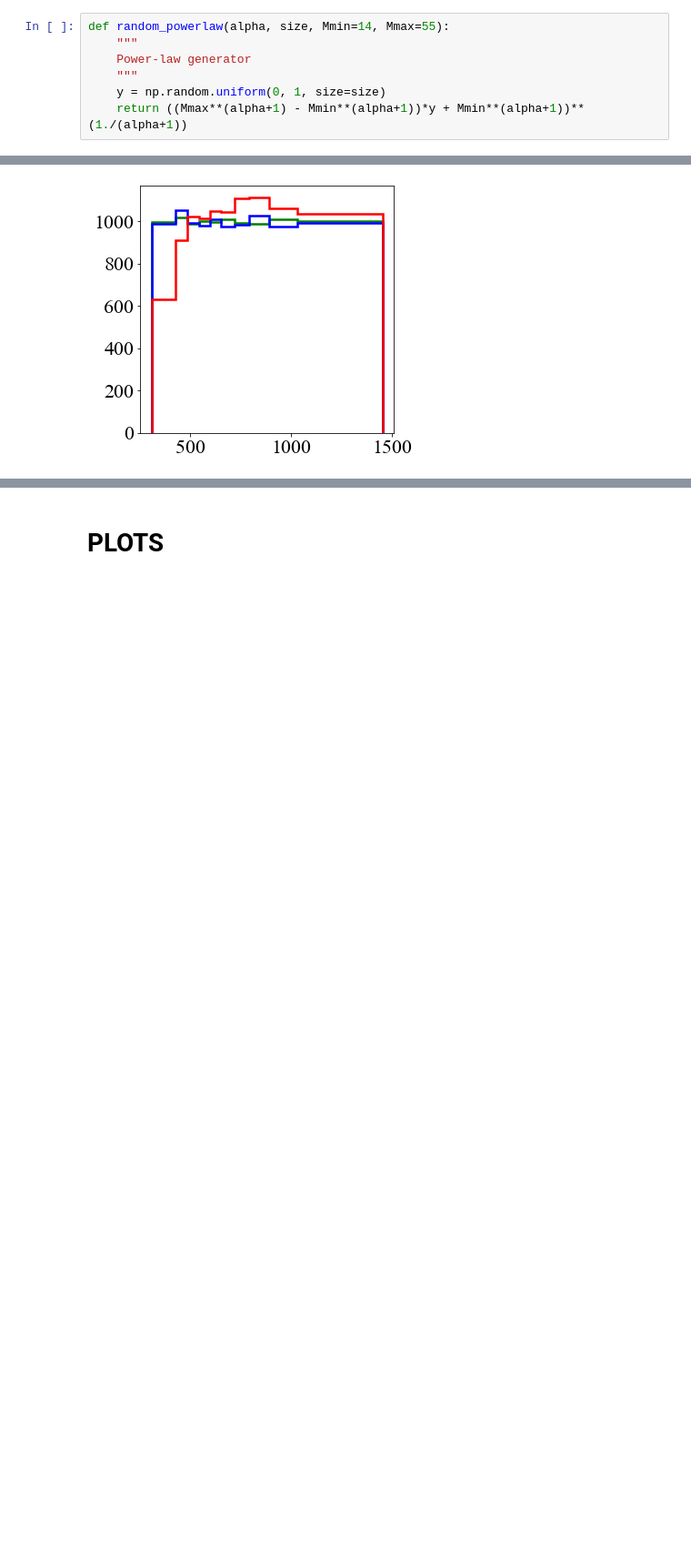
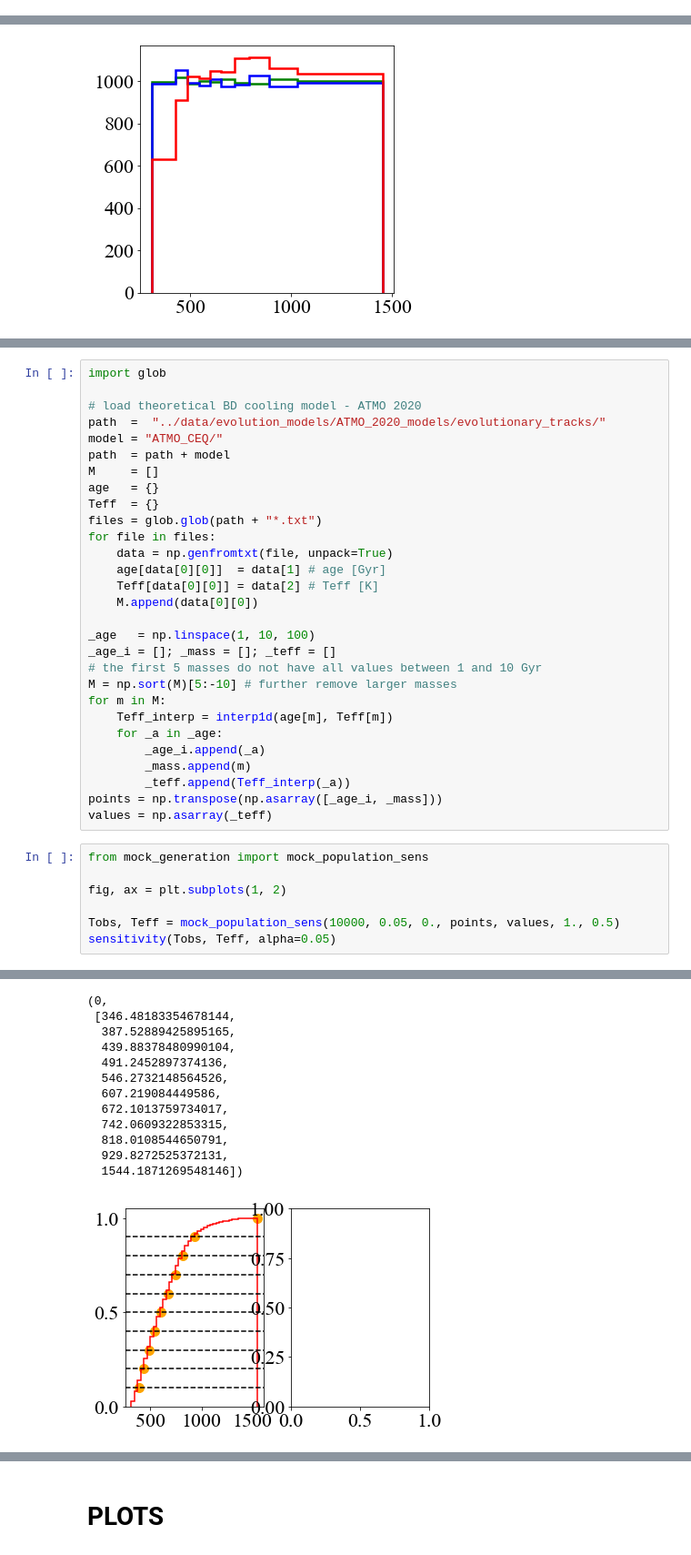
Before and after one commit to SvPoder/exoplanets, a Jupyter notebook: jupyter-notebook/sensitivity.ipynb, the cells around one changed output, grey strips where cells are left out. Shown at 91% size. Saved outputs shown, nothing was run; the diff lists cells and outputs as text; blank space fills up the shorter version.

```diff
--- a/jupyter-notebook/sensitivity.ipynb
+++ b/jupyter-notebook/sensitivity.ipynb
@@ -30,13 +30,6 @@ from sensitivity import sensitivity
 
 from matplotlib import rc
 rc('font', family='times new roman', size=22.)
-# %%
-def random_powerlaw(alpha, size, Mmin=14, Mmax=55):
-    """
-    Power-law generator
-    """
-    y = np.random.uniform(0, 1, size=size)
-    return ((Mmax**(alpha+1) - Mmin**(alpha+1))*y + Mmin**(alpha+1))**(1./(alpha+1))
 # %%
 np.random.seed(42)
 # Number of simulated exoplanets
@@ -253,3 +249,40 @@ def sensitivity(Tobs, Teff, alpha=0.05):
     else:
         # return
         return 0, bins_equal
+# %%
+import glob
+
+# load theoretical BD cooling model - ATMO 2020
+path  =  "../data/evolution_models/ATMO_2020_models/evolutionary_tracks/"
+model = "ATMO_CEQ/"
+path  = path + model
+M     = []
+age   = {}
+Teff  = {}
+files = glob.glob(path + "*.txt")
+for file in files:
+    data = np.genfromtxt(file, unpack=True)
+    age[data[0][0]]  = data[1] # age [Gyr]
+    Teff[data[0][0]] = data[2] # Teff [K]
+    M.append(data[0][0])
+
+_age   = np.linspace(1, 10, 100)
+_age_i = []; _mass = []; _teff = []
+# the first 5 masses do not have all values between 1 and 10 Gyr
+M = np.sort(M)[5:-10] # further remove larger masses
+for m in M:
+    Teff_interp = interp1d(age[m], Teff[m])
+    for _a in _age:
+        _age_i.append(_a)
+        _mass.append(m)
+        _teff.append(Teff_interp(_a))
+points = np.transpose(np.asarray([_age_i, _mass]))
+values = np.asarray(_teff)
+# %%
+from mock_generation import mock_population_sens
+
+fig, ax = plt.subplots(1, 2)
+
+Tobs, Teff = mock_population_sens(10000, 0.05, 0., points, values, 1., 0.5)
+sensitivity(Tobs, Teff, alpha=0.05)
+# %% [output]
@@ -256,3 +303,16 @@ def sensitivity(Tobs, Teff, alpha=0.05):
+(0,
+ [346.48183354678144,
+  387.52889425895165,
+  439.88378480990104,
+  491.2452897374136,
+  546.2732148564526,
+  607.219084449586,
+  672.1013759734017,
+  742.0609322853315,
+  818.0108544650791,
+  929.8272525372131,
+  1544.1871269548146])
+[figure, added]
 # %%
 nBDs = 10000
 rel_unc = 0.05
```
Also changed, not shown: parts of 5 cells of this notebook, 2 other files.
